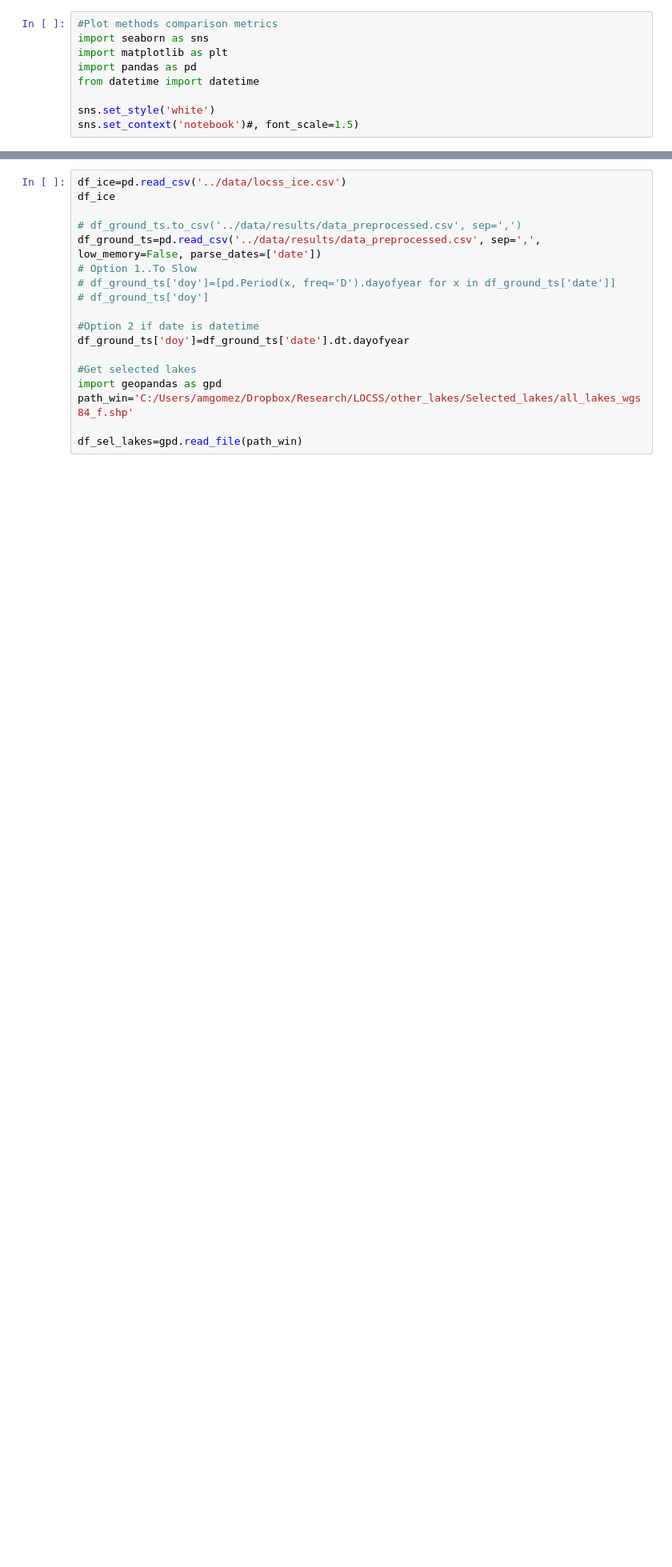
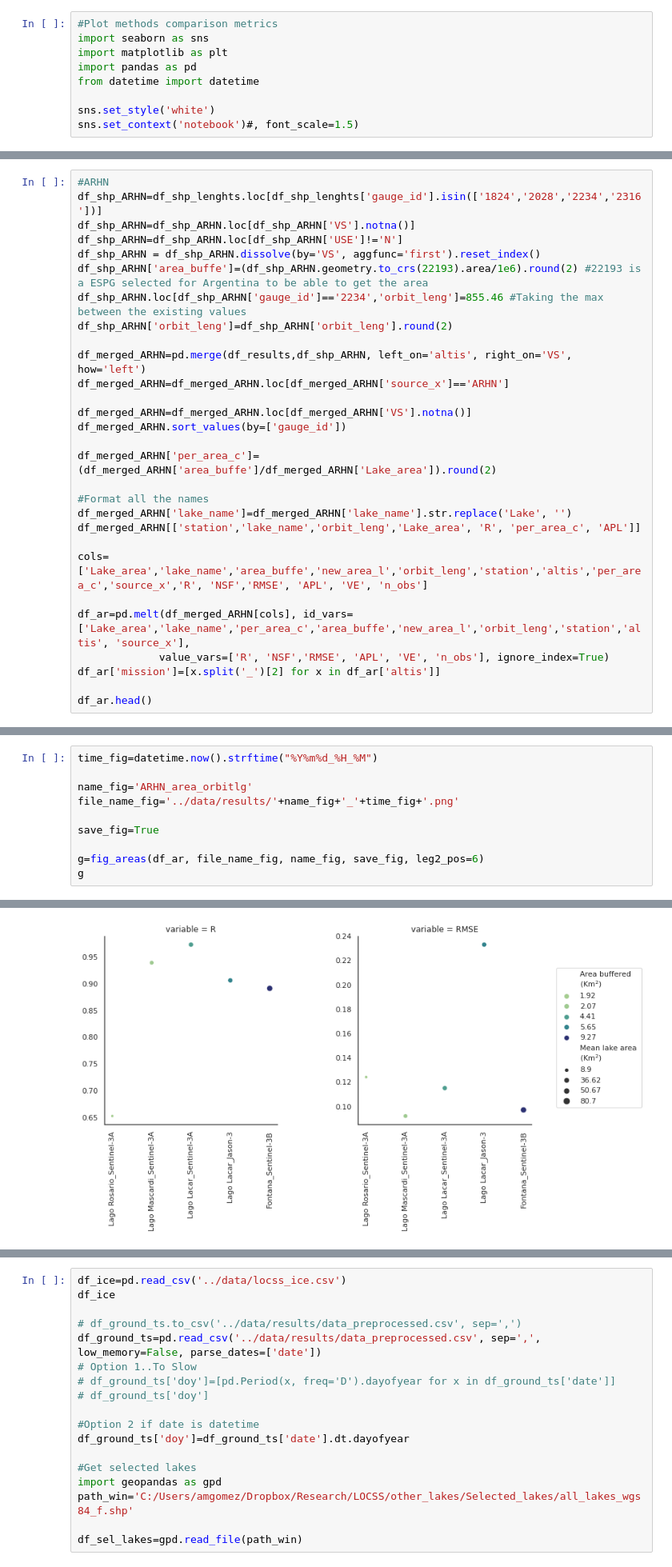
Before and after one commit to anmagomez/radar_altimetry_eval, a Jupyter notebook: src/rapid_request.ipynb, the cells around one changed output, grey strips where cells are left out. Shown at 80% size. Cells and saved outputs as stored; diff of their text form; blank space fills up the shorter version.

```diff
--- a/src/rapid_request.ipynb
+++ b/src/rapid_request.ipynb
@@ -1352,0 +1374,29 @@ del df
+# %%
+#ARHN
+df_shp_ARHN=df_shp_lenghts.loc[df_shp_lenghts['gauge_id'].isin(['1824','2028','2234','2316'])]
+df_shp_ARHN=df_shp_ARHN.loc[df_shp_ARHN['VS'].notna()]
+df_shp_ARHN=df_shp_ARHN.loc[df_shp_ARHN['USE']!='N']
+df_shp_ARHN = df_shp_ARHN.dissolve(by='VS', aggfunc='first').reset_index()
+df_shp_ARHN['area_buffe']=(df_shp_ARHN.geometry.to_crs(22193).area/1e6).round(2) #22193 is a ESPG selected for Argentina to be able to get the area
+df_shp_ARHN.loc[df_shp_ARHN['gauge_id']=='2234','orbit_leng']=855.46 #Taking the max between the existing values
+df_shp_ARHN['orbit_leng']=df_shp_ARHN['orbit_leng'].round(2)
+
+df_merged_ARHN=pd.merge(df_results,df_shp_ARHN, left_on='altis', right_on='VS', how='left')
+df_merged_ARHN=df_merged_ARHN.loc[df_merged_ARHN['source_x']=='ARHN']
+
+df_merged_ARHN=df_merged_ARHN.loc[df_merged_ARHN['VS'].notna()]
+df_merged_ARHN.sort_values(by=['gauge_id'])
+
+df_merged_ARHN['per_area_c']=(df_merged_ARHN['area_buffe']/df_merged_ARHN['Lake_area']).round(2)
+
+#Format all the names
+df_merged_ARHN['lake_name']=df_merged_ARHN['lake_name'].str.replace('Lake', '')
+df_merged_ARHN[['station','lake_name','orbit_leng','Lake_area', 'R', 'per_area_c', 'APL']]
+
+cols=['Lake_area','lake_name','area_buffe','new_area_l','orbit_leng','station','altis','per_area_c','source_x','R', 'NSF','RMSE', 'APL', 'VE', 'n_obs']
+
+df_ar=pd.melt(df_merged_ARHN[cols], id_vars=['Lake_area','lake_name','per_area_c','area_buffe','new_area_l','orbit_leng','station','altis', 'source_x'],
+             value_vars=['R', 'NSF','RMSE', 'APL', 'VE', 'n_obs'], ignore_index=True)
+df_ar['mission']=[x.split('_')[2] for x in df_ar['altis']]
+
+df_ar.head()
@@ -1352,0 +1410,11 @@ del df
+# %%
+time_fig=datetime.now().strftime("%Y%m%d_%H_%M")
+
+name_fig='ARHN_area_orbitlg'
+file_name_fig='../data/results/'+name_fig+'_'+time_fig+'.png'
+
+save_fig=True
+
+g=fig_areas(df_ar, file_name_fig, name_fig, save_fig, leg2_pos=6)
+g
+# %% [output]
@@ -1352,0 +1422 @@ del df
+[figure, added]
```
Also changed, not shown: parts of 17 cells of this notebook.
